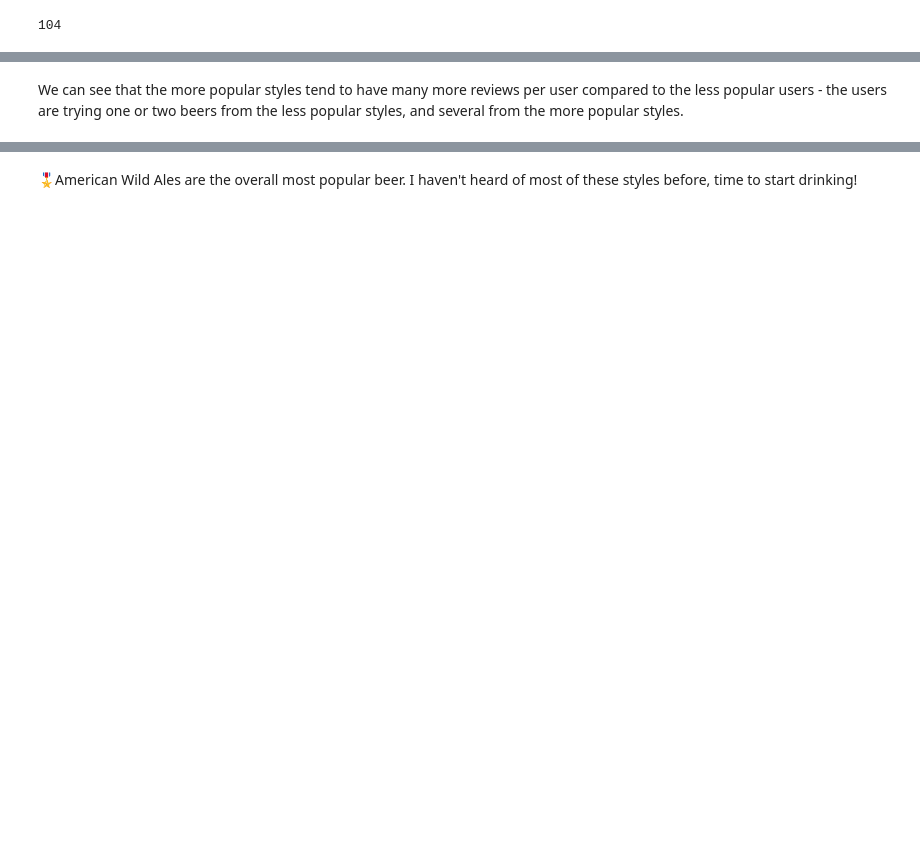
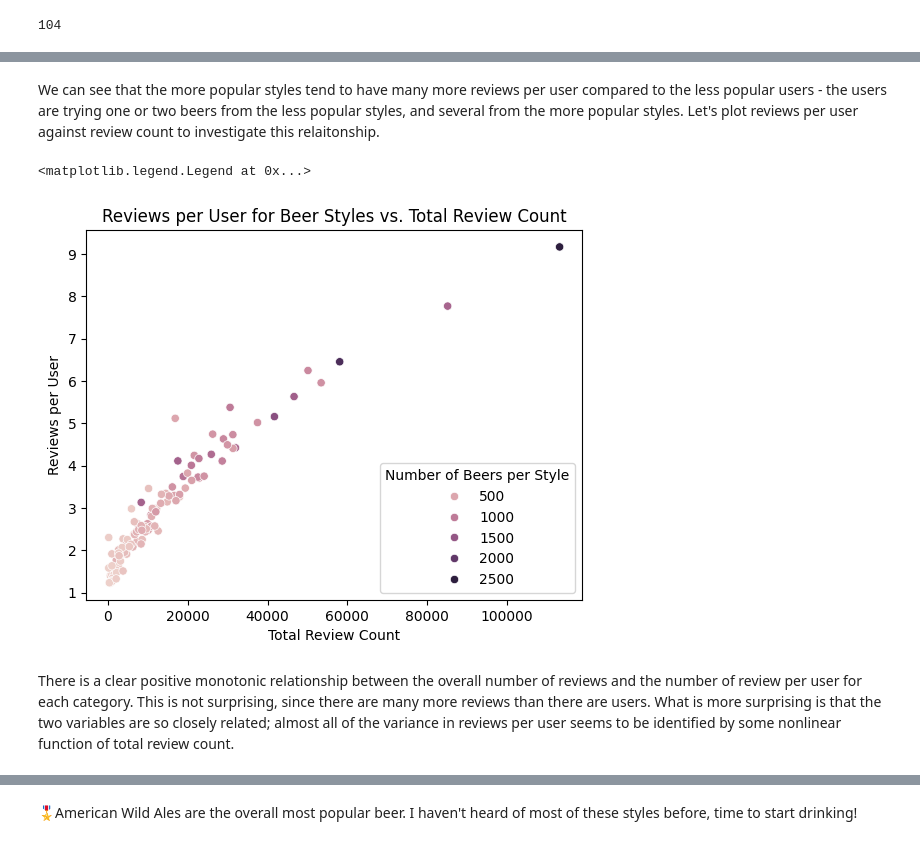
Before and after one commit to LucasLyons/Beer-Project, a Jupyter notebook: Beer Review Data Analysis.ipynb, the cells around one changed output, grey strips where cells are left out. Cells and saved outputs as stored; diff of their text form; code cells hidden in the pictures; blank space fills up the shorter version.

```diff
--- a/Beer Review Data Analysis.ipynb
+++ b/Beer Review Data Analysis.ipynb
@@ -214,5 +214,17 @@ styles.sort_values('review_count').head(20)
 # %% [markdown]
-We can see that the more popular styles tend to have many more reviews per user compared to the less popular users - the users are trying one or two beers from the less popular styles, and several from the more popular styles.
+We can see that the more popular styles tend to have many more reviews per user compared to the less popular users - the users are trying one or two beers from the less popular styles, and several from the more popular styles. Let's plot reviews per user against review count to investigate this relaitonship.
+# %%
+#scatterplot
+sb.scatterplot(data=styles, x='review_count', y='reviews_per_user', hue='num_beers')
+plt.title('Reviews per User for Beer Styles vs. Total Review Count')
+plt.ylabel('Reviews per User')
+plt.xlabel('Total Review Count')
+plt.legend(title='Number of Beers per Style', loc='lower right')
+# %% [output]
+<matplotlib.legend.Legend at 0x...>
+[figure, added]
+# %% [markdown]
+There is a clear positive monotonic relationship between the overall number of reviews and the number of review per user for each category. This is not surprising, since there are many more reviews than there are users. What is more surprising is that the two variables are so closely related; almost all of the variance in reviews per user seems to be identified by some nonlinear function of total review count.
 # %%
 #show 20 styles with the highest ratings
 styles.sort_values('avg_rating', ascending = False).head(20)
```
Also changed, not shown: parts of 28 cells of this notebook.
